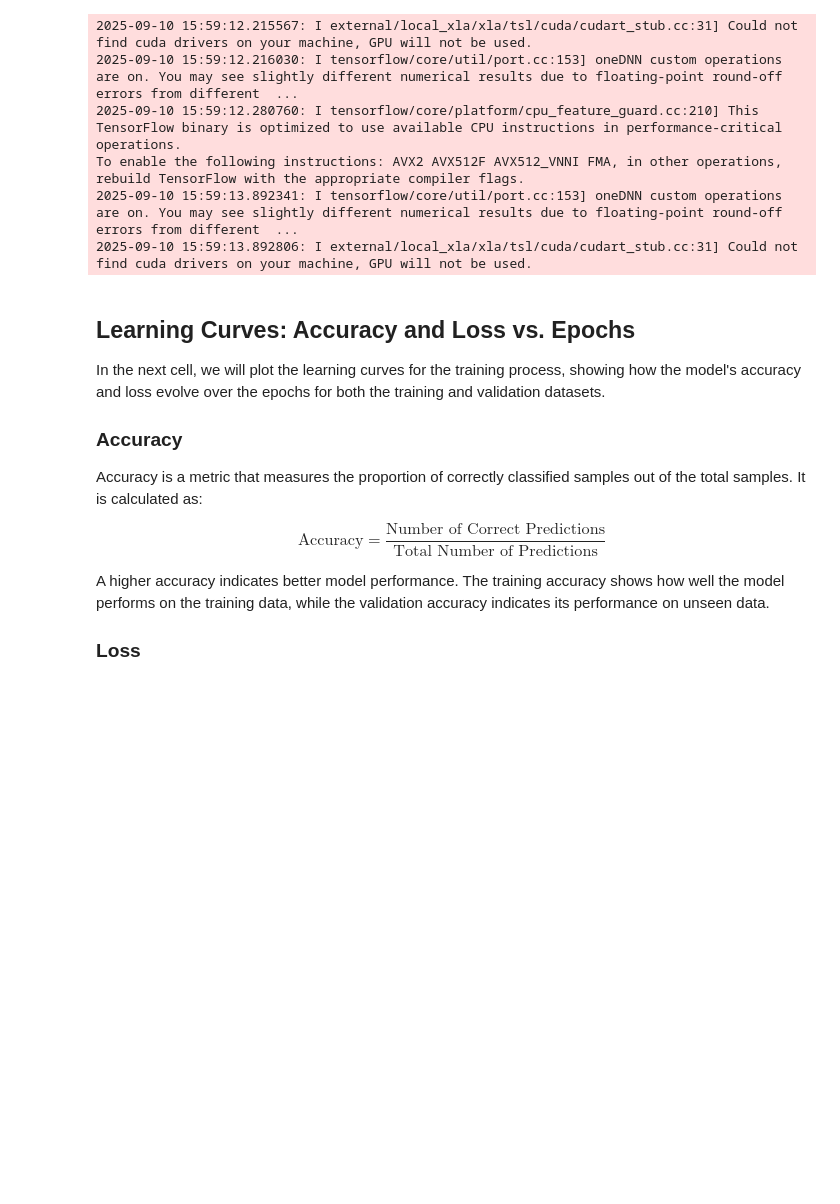
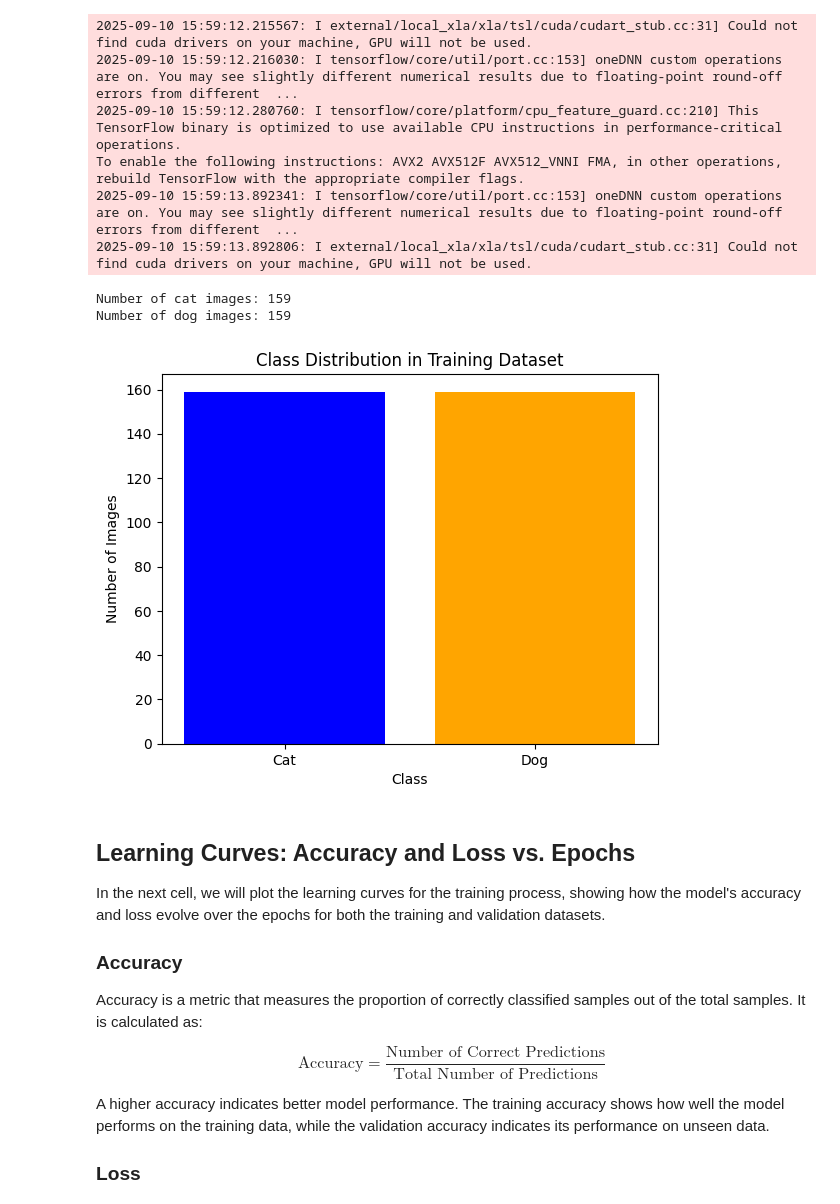
Before and after one commit to zkhechadoorian/CNNs_Cats_and_Dogs, a Jupyter notebook: research/st_04.ipynb, the cells around one changed output. Drawn from its saved outputs; the diff is of its cells as text; code cells hidden in the pictures; blank space fills up the shorter version.

Commit message:
Add confusion matrix to validation set. Add ROC AUC to validation set. Check balance between classes in training dataset.

```diff
--- a/research/st_04.ipynb
+++ b/research/st_04.ipynb
@@ -229,6 +229,31 @@ class Training:
             model=self.model
         )
         return history
+# %%
+# Count the number of images for each class in the training dataset
+class_counts = training.train_generator.classes
+class_labels = list(training.train_generator.class_indices.keys())
+
+# Calculate the counts for each class
+cat_count = sum(class_counts == training.train_generator.class_indices['Cat'])
+dog_count = sum(class_counts == training.train_generator.class_indices['Dog'])
+
+# Print the results
+print(f"Number of cat images: {cat_count}")
+print(f"Number of dog images: {dog_count}")
+
+# Visualize the class distribution
+import matplotlib.pyplot as plt
+
+plt.bar(class_labels, [cat_count, dog_count], color=['blue', 'orange'])
+plt.title("Class Distribution in Training Dataset")
+plt.xlabel("Class")
+plt.ylabel("Number of Images")
+plt.show()
+# %% [output]
+Number of cat images: 159
+Number of dog images: 159
+[figure, added]
 # %% [markdown]
 ## Learning Curves: Accuracy and Loss vs. Epochs
 
```
Also changed, not shown: 1 other file.
